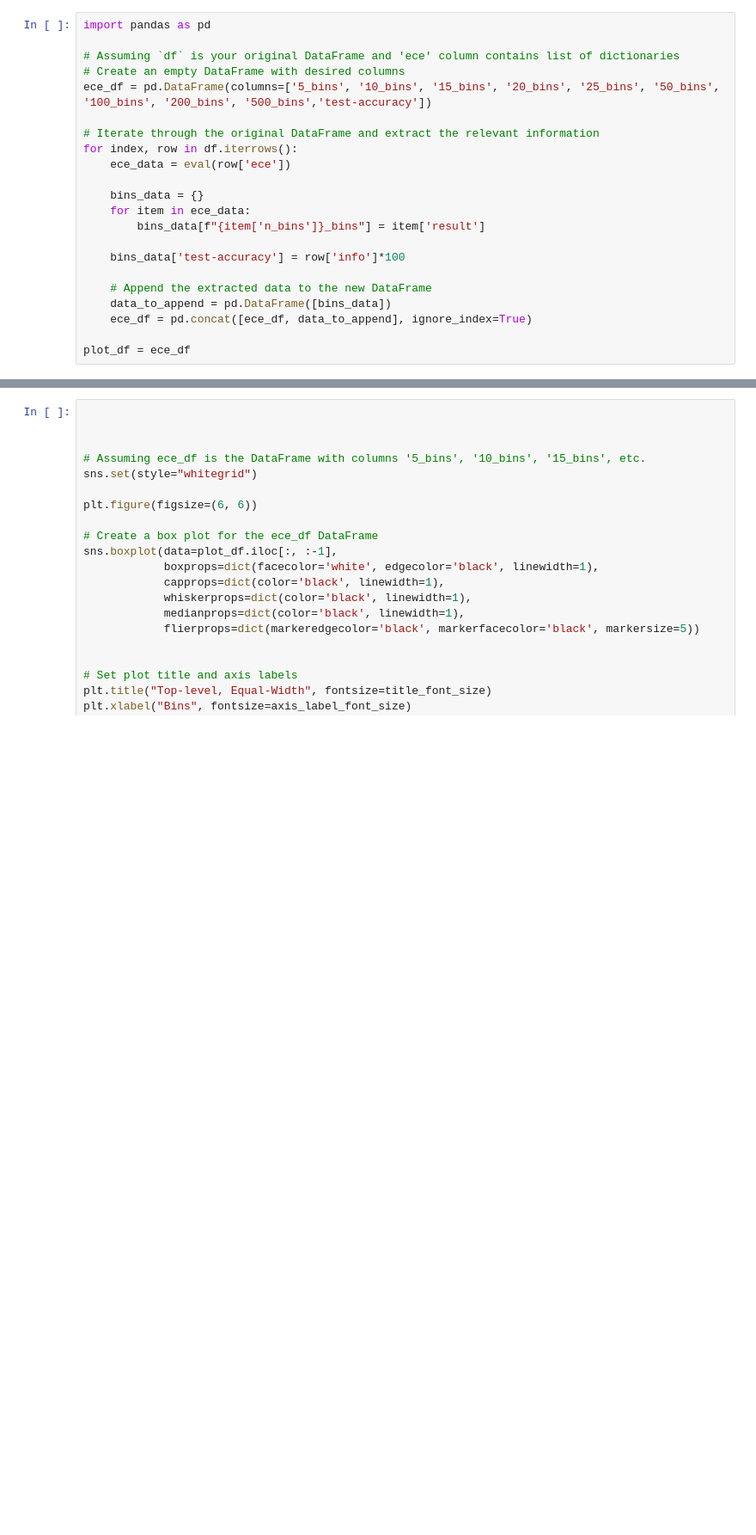
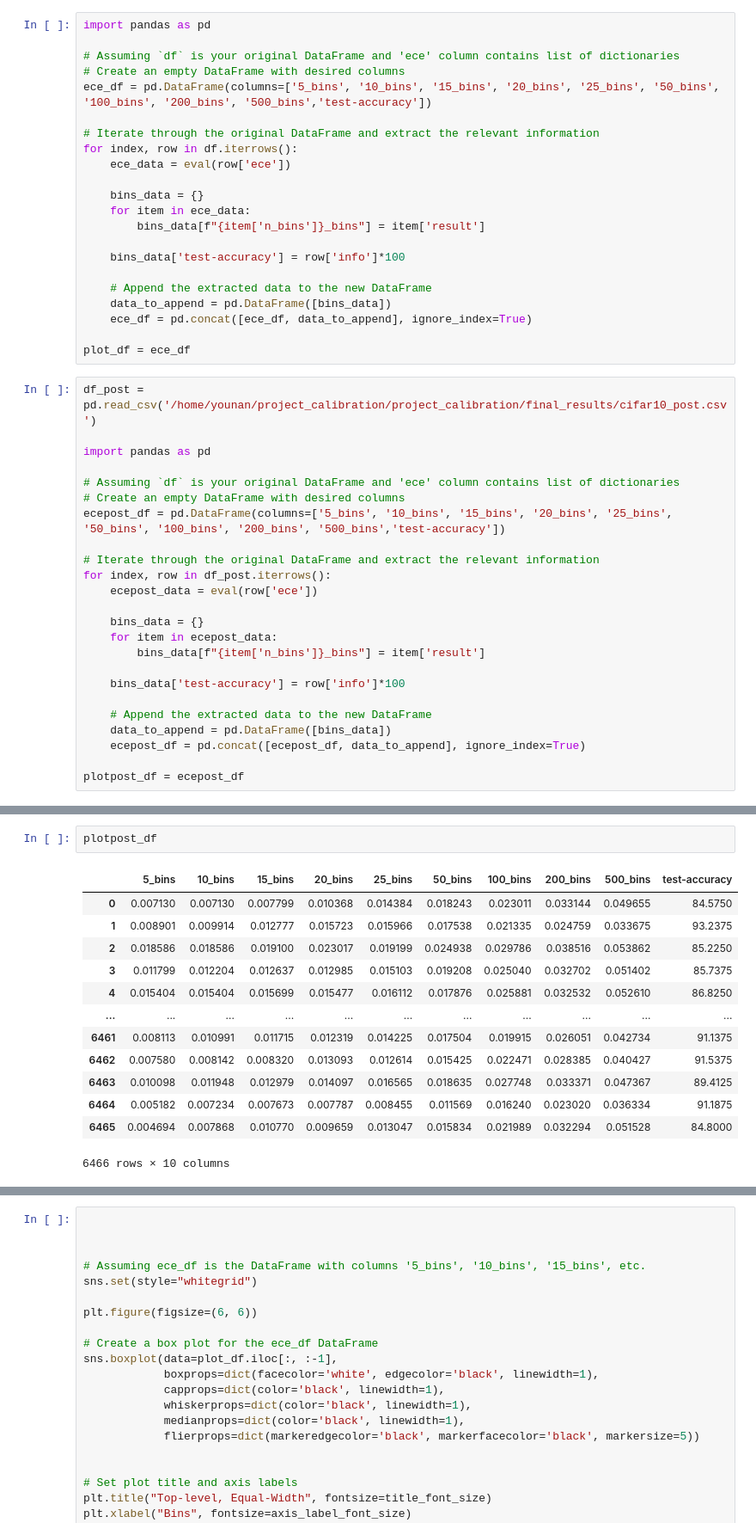
Before and after one commit to johnnyzyn/project_calibration, a Jupyter notebook: graphing.ipynb, the cells around one changed output, grey strips where cells are left out. Shown at 86% size. Saved outputs shown, nothing was run; the diff lists cells and outputs as text; blank space fills up the shorter version.

```diff
--- a/graphing.ipynb
+++ b/graphing.ipynb
@@ -134,4 +99,28 @@ for index, row in df.iterrows():
     ece_df = pd.concat([ece_df, data_to_append], ignore_index=True)
 
 plot_df = ece_df
+# %%
+df_post = pd.read_csv('/home/younan/project_calibration/project_calibration/final_results/cifar10_post.csv')
+
+import pandas as pd
+
+# Assuming `df` is your original DataFrame and 'ece' column contains list of dictionaries
+# Create an empty DataFrame with desired columns
+ecepost_df = pd.DataFrame(columns=['5_bins', '10_bins', '15_bins', '20_bins', '25_bins', '50_bins', '100_bins', '200_bins', '500_bins','test-accuracy'])
+
+# Iterate through the original DataFrame and extract the relevant information
+for index, row in df_post.iterrows():
+    ecepost_data = eval(row['ece'])
+
+    bins_data = {}
+    for item in ecepost_data:
+        bins_data[f"{item['n_bins']}_bins"] = item['result']
+
+    bins_data['test-accuracy'] = row['info']*100
+
+    # Append the extracted data to the new DataFrame
+    data_to_append = pd.DataFrame([bins_data])
+    ecepost_df = pd.concat([ecepost_df, data_to_append], ignore_index=True)
+
+plotpost_df = ecepost_df
 # %%
@@ -143,3 +142,19 @@ Index(['5_bins', '10_bins', '15_bins', '20_bins', '25_bins', '50_bins',
+# %%
+plotpost_df
+# %% [output]
+|  | 5_bins | 10_bins | 15_bins | 20_bins | 25_bins | 50_bins | 100_bins | 200_bins | 500_bins | test-accuracy |
+| 0 | 0.007130 | 0.007130 | 0.007799 | 0.010368 | 0.014384 | 0.018243 | 0.023011 | 0.033144 | 0.049655 | 84.5750 |
+| 1 | 0.008901 | 0.009914 | 0.012777 | 0.015723 | 0.015966 | 0.017538 | 0.021335 | 0.024759 | 0.033675 | 93.2375 |
+| 2 | 0.018586 | 0.018586 | 0.019100 | 0.023017 | 0.019199 | 0.024938 | 0.029786 | 0.038516 | 0.053862 | 85.2250 |
+| 3 | 0.011799 | 0.012204 | 0.012637 | 0.012985 | 0.015103 | 0.019208 | 0.025040 | 0.032702 | 0.051402 | 85.7375 |
+| 4 | 0.015404 | 0.015404 | 0.015699 | 0.015477 | 0.016112 | 0.017876 | 0.025881 | 0.032532 | 0.052610 | 86.8250 |
+| ... | ... | ... | ... | ... | ... | ... | ... | ... | ... | ... |
+| 6461 | 0.008113 | 0.010991 | 0.011715 | 0.012319 | 0.014225 | 0.017504 | 0.019915 | 0.026051 | 0.042734 | 91.1375 |
+| 6462 | 0.007580 | 0.008142 | 0.008320 | 0.013093 | 0.012614 | 0.015425 | 0.022471 | 0.028385 | 0.040427 | 91.5375 |
+| 6463 | 0.010098 | 0.011948 | 0.012979 | 0.014097 | 0.016565 | 0.018635 | 0.027748 | 0.033371 | 0.047367 | 89.4125 |
+| 6464 | 0.005182 | 0.007234 | 0.007673 | 0.007787 | 0.008455 | 0.011569 | 0.016240 | 0.023020 | 0.036334 | 91.1875 |
+| 6465 | 0.004694 | 0.007868 | 0.010770 | 0.009659 | 0.013047 | 0.015834 | 0.021989 | 0.032294 | 0.051528 | 84.8000 |
+6466 rows × 10 columns
 # %%
 import pandas as pd
 import numpy as np
```
Also changed, not shown: parts of 17 cells of this notebook, 3 other files.
